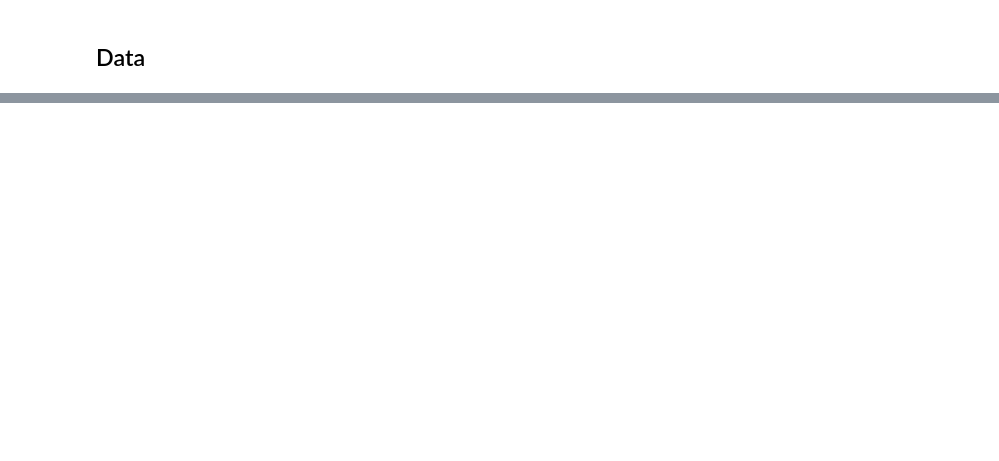
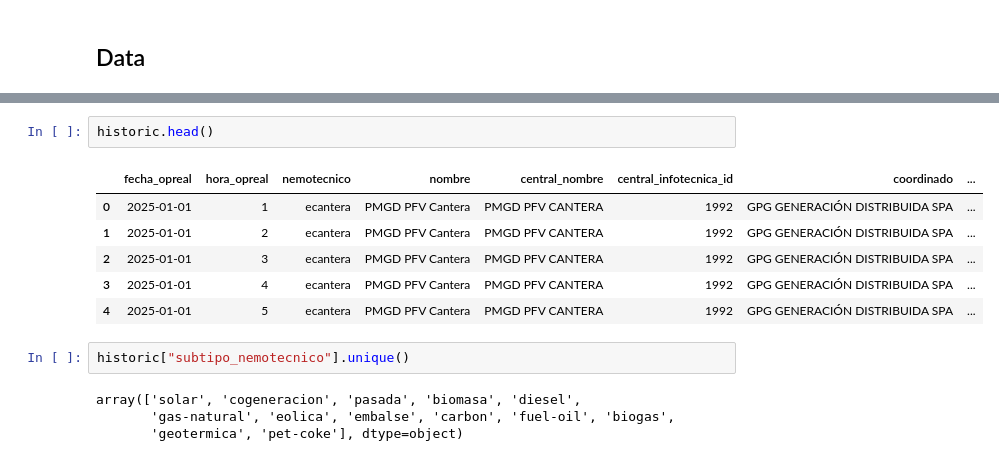
Before and after one commit to UCM-Industrial/Forecast_J.Troncoso, a Jupyter notebook: notebooks/01_data_exploration.ipynb, the cells around one changed output, grey strips where cells are left out. Drawn from its saved outputs; the diff is of its cells as text; blank space fills up the shorter version.

```diff
--- a/notebooks/01_data_exploration.ipynb
+++ b/notebooks/01_data_exploration.ipynb
@@ -79,0 +209,15 @@ sns.heatmap(
+# %%
+historic.head()
+# %% [output]
+|  | fecha_opreal | hora_opreal | nemotecnico | nombre | central_nombre | central_infotecnica_id | coordinado | ... |
+| 0 | 2025-01-01 | 1 | ecantera | PMGD PFV Cantera | PMGD PFV CANTERA | 1992 | GPG GENERACIÓN DISTRIBUIDA SPA | ... |
+| 1 | 2025-01-01 | 2 | ecantera | PMGD PFV Cantera | PMGD PFV CANTERA | 1992 | GPG GENERACIÓN DISTRIBUIDA SPA | ... |
+| 2 | 2025-01-01 | 3 | ecantera | PMGD PFV Cantera | PMGD PFV CANTERA | 1992 | GPG GENERACIÓN DISTRIBUIDA SPA | ... |
+| 3 | 2025-01-01 | 4 | ecantera | PMGD PFV Cantera | PMGD PFV CANTERA | 1992 | GPG GENERACIÓN DISTRIBUIDA SPA | ... |
+| 4 | 2025-01-01 | 5 | ecantera | PMGD PFV Cantera | PMGD PFV CANTERA | 1992 | GPG GENERACIÓN DISTRIBUIDA SPA | ... |
+# %%
+historic["subtipo_nemotecnico"].unique()
+# %% [output]
+array(['solar', 'cogeneracion', 'pasada', 'biomasa', 'diesel',
+       'gas-natural', 'eolica', 'embalse', 'carbon', 'fuel-oil', 'biogas',
+       'geotermica', 'pet-coke'], dtype=object)
```
Also changed, not shown: parts of 33 cells of this notebook, 2 other files.
